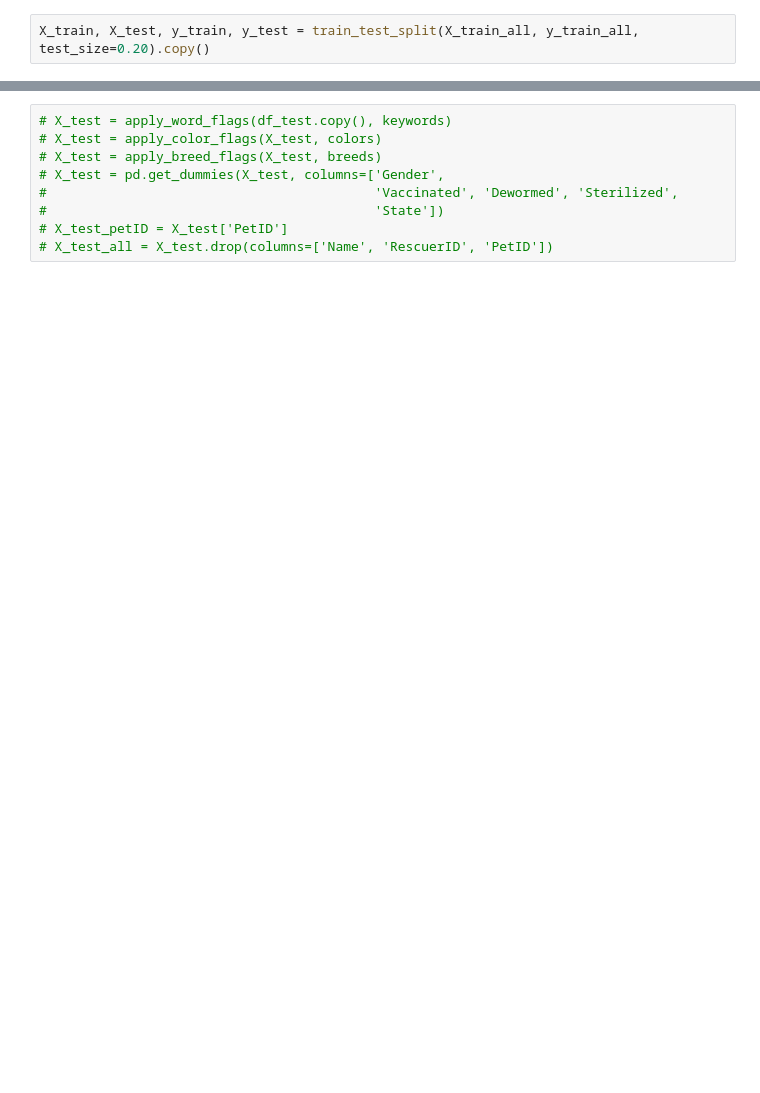
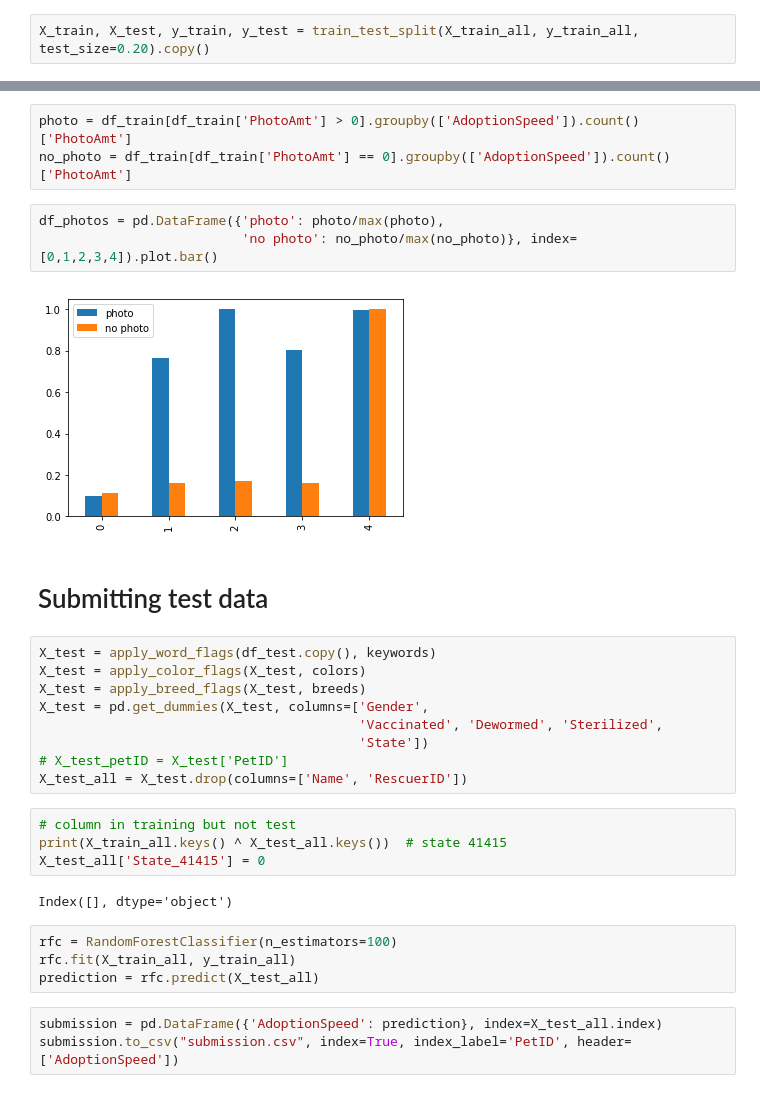
Before and after one commit to rick-62/Kaggle_PetFinder, a Jupyter notebook: model-0-01-baseline-random-forest.ipynb, the cells around one changed output, grey strips where cells are left out. Cells and saved outputs as stored; diff of their text form; blank space fills up the shorter version.

Commit message:
baseline random forest complete

```diff
--- a/model-0-01-baseline-random-forest.ipynb
+++ b/model-0-01-baseline-random-forest.ipynb
@@ -98,9 +153,32 @@ sorted(features, reverse=True)
+# %%
+photo = df_train[df_train['PhotoAmt'] > 0].groupby(['AdoptionSpeed']).count()['PhotoAmt']
+no_photo = df_train[df_train['PhotoAmt'] == 0].groupby(['AdoptionSpeed']).count()['PhotoAmt']
+# %%
+df_photos = pd.DataFrame({'photo': photo/max(photo),
+                          'no photo': no_photo/max(no_photo)}, index=[0,1,2,3,4]).plot.bar()
+# %% [output]
+[figure, added]
+# %% [markdown]
+# Submitting test data
 # %%
-# X_test = apply_word_flags(df_test.copy(), keywords)
-# X_test = apply_color_flags(X_test, colors)
-# X_test = apply_breed_flags(X_test, breeds)
-# X_test = pd.get_dummies(X_test, columns=['Gender',
-#                                          'Vaccinated', 'Dewormed', 'Sterilized',
-#                                          'State'])
+X_test = apply_word_flags(df_test.copy(), keywords)
+X_test = apply_color_flags(X_test, colors)
+X_test = apply_breed_flags(X_test, breeds)
+X_test = pd.get_dummies(X_test, columns=['Gender',
+                                         'Vaccinated', 'Dewormed', 'Sterilized',
+                                         'State'])
 # X_test_petID = X_test['PetID']
-# X_test_all = X_test.drop(columns=['Name', 'RescuerID', 'PetID'])
+X_test_all = X_test.drop(columns=['Name', 'RescuerID'])
+# %%
+# column in training but not test
+print(X_train_all.keys() ^ X_test_all.keys())  # state 41415
+X_test_all['State_41415'] = 0
+# %% [output]
+Index([], dtype='object')
+# %%
+rfc = RandomForestClassifier(n_estimators=100)
+rfc.fit(X_train_all, y_train_all)
+prediction = rfc.predict(X_test_all)
+# %%
+submission = pd.DataFrame({'AdoptionSpeed': prediction}, index=X_test_all.index)
+submission.to_csv("submission.csv", index=True, index_label='PetID', header=['AdoptionSpeed'])
```
Also changed, not shown: parts of 25 cells of this notebook, 1 other file.
